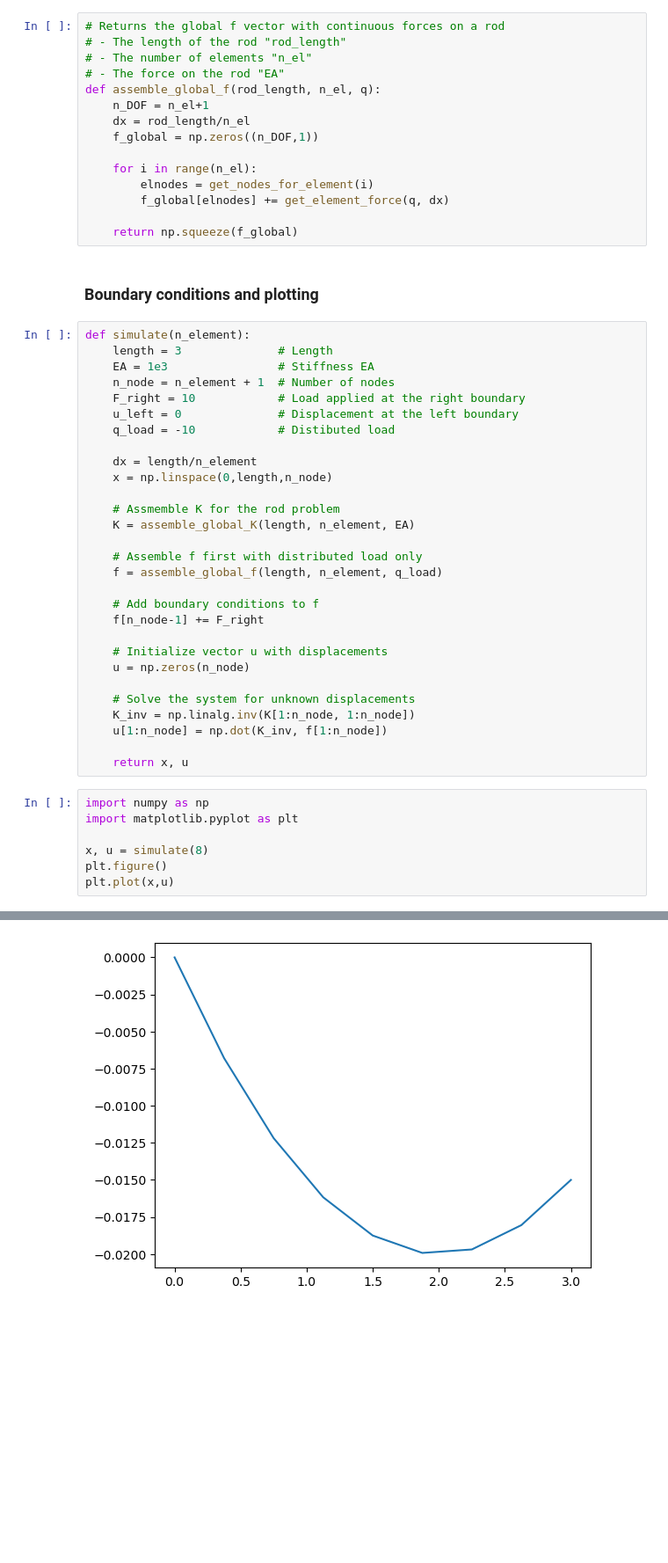
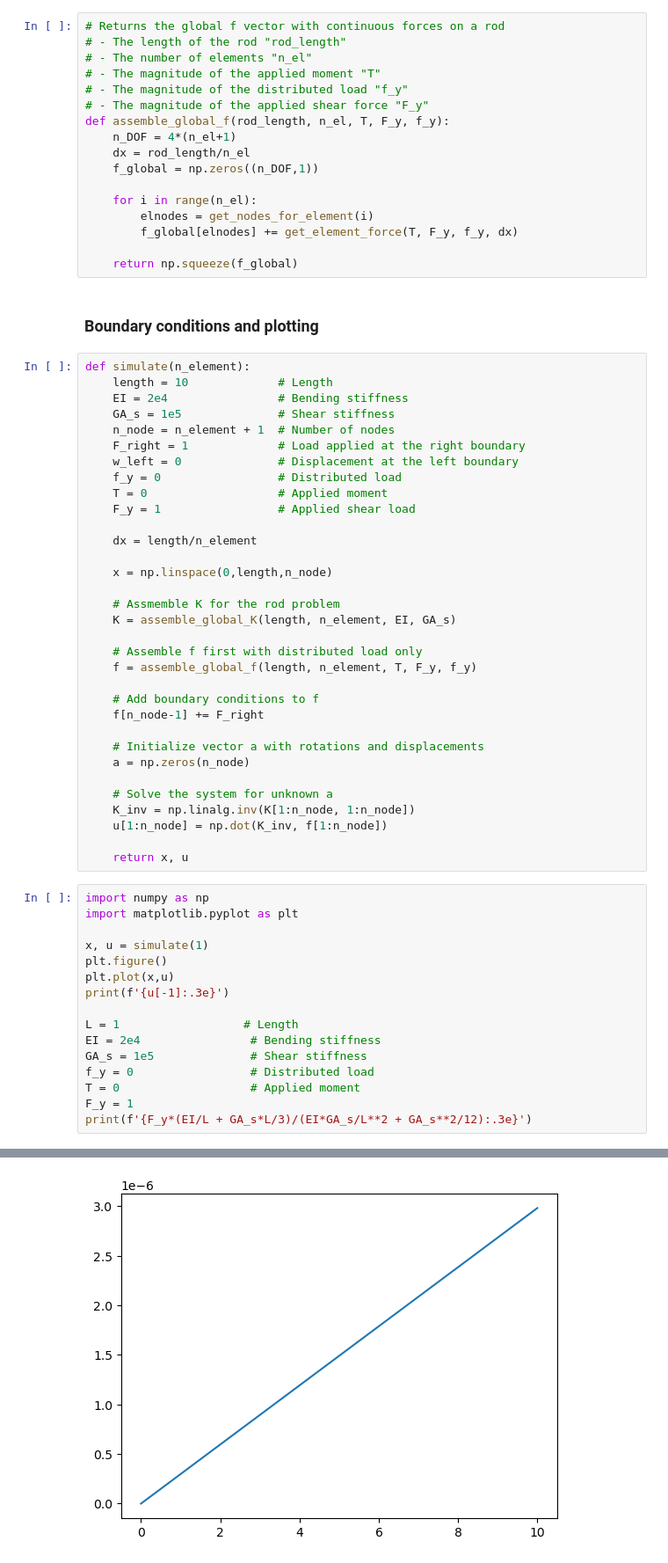
Before and after one commit to TeachBooks/mirror_computational_modelling, a Jupyter notebook: book/structural_linear/timoshenko.ipynb, the cells around one changed output, grey strips where cells are left out. Shown at 88% size. Drawn from its saved outputs; the diff is of its cells as text; blank space fills up the shorter version.

Commit message:
global f and k matrix, simulation with check for 1element, still does not work

```diff
--- a/book/structural_linear/timoshenko.ipynb
+++ b/book/structural_linear/timoshenko.ipynb
@@ -408,44 +420,50 @@ def assemble_global_K(rod_length, n_el, EA):
 # Returns the global f vector with continuous forces on a rod
 # - The length of the rod "rod_length"
 # - The number of elements "n_el"
-# - The force on the rod "EA"
-def assemble_global_f(rod_length, n_el, q):
-    n_DOF = n_el+1
+# - The magnitude of the applied moment "T"
+# - The magnitude of the distributed load "f_y"
+# - The magnitude of the applied shear force "F_y"
+def assemble_global_f(rod_length, n_el, T, F_y, f_y):
+    n_DOF = 4*(n_el+1)
     dx = rod_length/n_el
     f_global = np.zeros((n_DOF,1))
 
     for i in range(n_el):
         elnodes = get_nodes_for_element(i)
-        f_global[elnodes] += get_element_force(q, dx)
+        f_global[elnodes] += get_element_force(T, F_y, f_y, dx)
 
     return np.squeeze(f_global)
 # %% [markdown]
 ### Boundary conditions and plotting
 # %%
 def simulate(n_element):
-    length = 3              # Length
-    EA = 1e3                # Stiffness EA
+    length = 10             # Length
+    EI = 2e4                # Bending stiffness
+    GA_s = 1e5              # Shear stiffness
     n_node = n_element + 1  # Number of nodes
-    F_right = 10            # Load applied at the right boundary
-    u_left = 0              # Displacement at the left boundary
-    q_load = -10            # Distibuted load
+    F_right = 1             # Load applied at the right boundary
+    w_left = 0              # Displacement at the left boundary
+    f_y = 0                 # Distributed load
+    T = 0                   # Applied moment
+    F_y = 1                 # Applied shear load
 
     dx = length/n_element
+
     x = np.linspace(0,length,n_node)
 
     # Assmemble K for the rod problem
-    K = assemble_global_K(length, n_element, EA)
+    K = assemble_global_K(length, n_element, EI, GA_s)
 
     # Assemble f first with distributed load only
-    f = assemble_global_f(length, n_element, q_load)
+    f = assemble_global_f(length, n_element, T, F_y, f_y)
 
     # Add boundary conditions to f
     f[n_node-1] += F_right
 
-    # Initialize vector u with displacements
-    u = np.zeros(n_node)
+    # Initialize vector a with rotations and displacements
+    a = np.zeros(n_node)
 
-    # Solve the system for unknown displacements
+    # Solve the system for unknown a
     K_inv = np.linalg.inv(K[1:n_node, 1:n_node])
     u[1:n_node] = np.dot(K_inv, f[1:n_node])
 
@@ -454,7 +472,16 @@ def simulate(n_element):
 import numpy as np
 import matplotlib.pyplot as plt
 
-x, u = simulate(8)
+x, u = simulate(1)
 plt.figure()
 plt.plot(x,u)
+print(f'{u[-1]:.3e}')
+
+L = 1                  # Length
+EI = 2e4                # Bending stiffness
+GA_s = 1e5              # Shear stiffness
+f_y = 0                 # Distributed load
+T = 0                   # Applied moment
+F_y = 1
+print(f'{F_y*(EI/L + GA_s*L/3)/(EI*GA_s/L**2 + GA_s**2/12):.3e}')
 # %% [output]
@@ -462 +490 @@ plt.plot(x,u)
-[figure, old version]
+[figure, new version]
```
Also changed, not shown: parts of 4 cells of this notebook.
